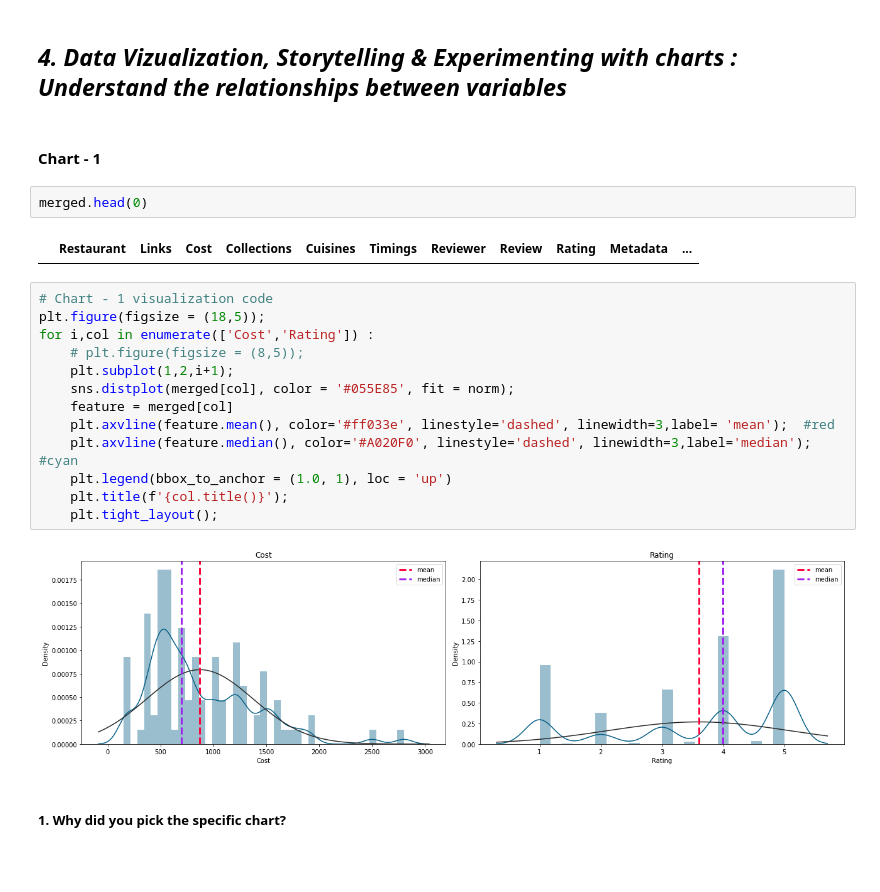
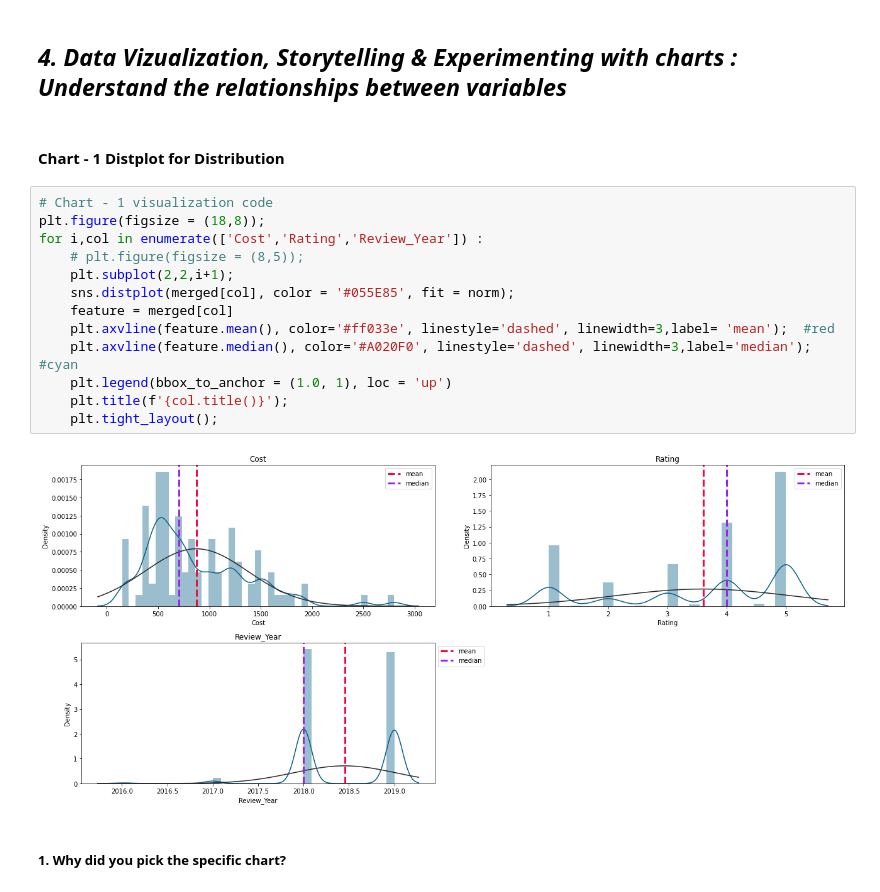
Before and after one commit to abhinav4201/UnSupervised-ML-Zomato-Restaurant-Clustering-and-Sentiment-Analysis, a Jupyter notebook: UnSupervised_ML_Zomato_Restaurant_Clustering_and_Sentiment_Analysis_capstone_project_4.ipynb, the cells around one changed output. Saved outputs shown, nothing was run; the diff lists cells and outputs as text; blank space fills up the shorter version.

Commit message:
Completed 3 chart

```diff
--- a/UnSupervised_ML_Zomato_Restaurant_Clustering_and_Sentiment_Analysis_capstone_project_4.ipynb
+++ b/UnSupervised_ML_Zomato_Restaurant_Clustering_and_Sentiment_Analysis_capstone_project_4.ipynb
@@ -761,26 +761,22 @@ In order to exactly understand why even with price point of 1500 these hotel has
 # %% [markdown]
 ## ***4. Data Vizualization, Storytelling & Experimenting with charts : Understand the relationships between variables***
 # %% [markdown]
-#### Chart - 1
+#### Chart - 1 Distplot for Distribution
-# %%
-merged.head(0)
-# %% [output]
-|  | Restaurant | Links | Cost | Collections | Cuisines | Timings | Reviewer | Review | Rating | Metadata | ... |
 # %%
 # Chart - 1 visualization code
-plt.figure(figsize = (18,5));
-for i,col in enumerate(['Cost','Rating']) :
+plt.figure(figsize = (18,8));
+for i,col in enumerate(['Cost','Rating','Review_Year']) :
     # plt.figure(figsize = (8,5));
-    plt.subplot(1,2,i+1);
+    plt.subplot(2,2,i+1);
     sns.distplot(merged[col], color = '#055E85', fit = norm);
     feature = merged[col]
     plt.axvline(feature.mean(), color='#ff033e', linestyle='dashed', linewidth=3,label= 'mean');  #red
     plt.axvline(feature.median(), color='#A020F0', linestyle='dashed', linewidth=3,label='median'); #cyan
     plt.legend(bbox_to_anchor = (1.0, 1), loc = 'up')
     plt.title(f'{col.title()}');
     plt.tight_layout();
 # %% [output]
-[figure, old version]
+[figure, new version]
 # %% [markdown]
 ##### 1. Why did you pick the specific chart?
 # %% [markdown]
```
Also changed, not shown: parts of 30 cells of this notebook.
